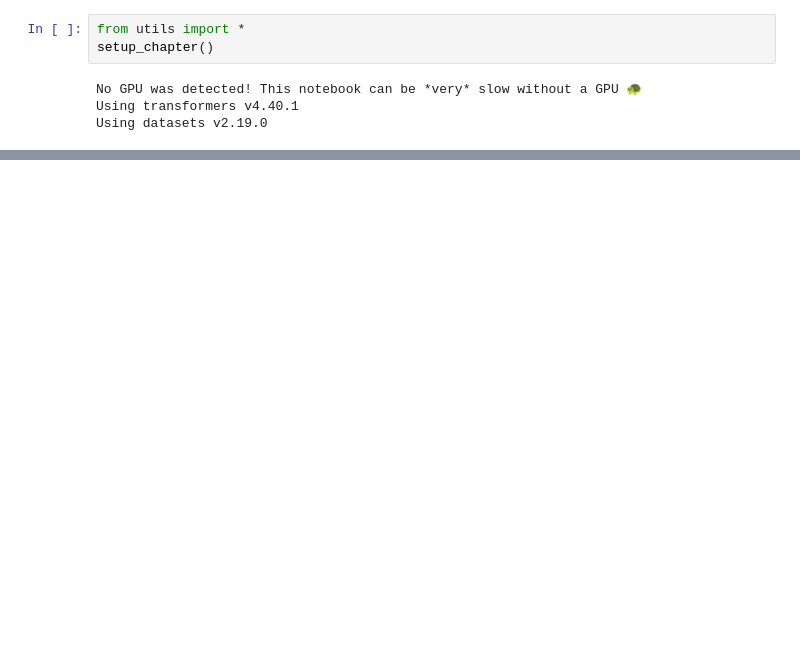
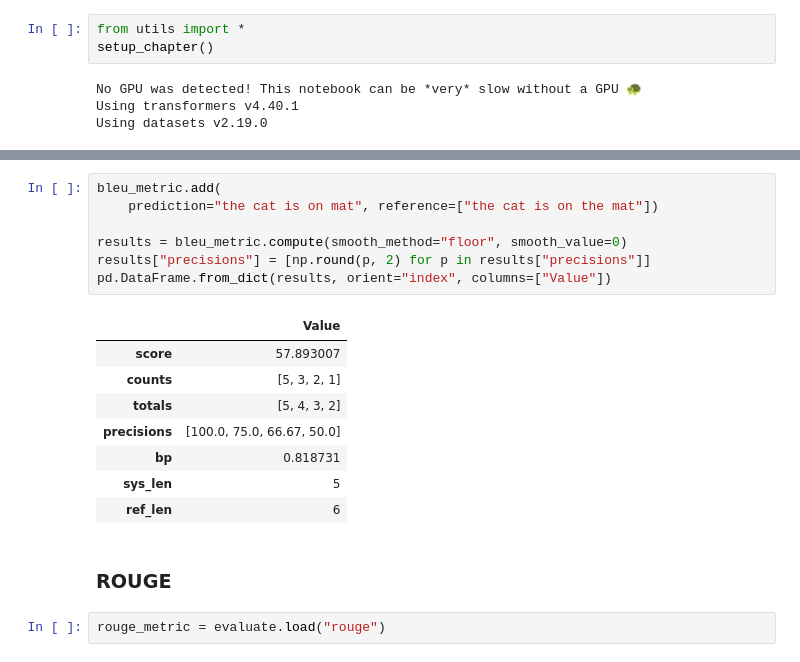
Before and after one commit to joakor89/NLP_with_transformers, a Jupyter notebook: chap_06/summarization.ipynb, the cells around one changed output, grey strips where cells are left out. Saved outputs shown, nothing was run; the diff lists cells and outputs as text; blank space fills up the shorter version.

```diff
--- a/chap_06/summarization.ipynb
+++ b/chap_06/summarization.ipynb
@@ -71,0 +227,20 @@ Features: ['article', 'highlights', 'id']
+# %%
+bleu_metric.add(
+    prediction="the cat is on mat", reference=["the cat is on the mat"])
+
+results = bleu_metric.compute(smooth_method="floor", smooth_value=0)
+results["precisions"] = [np.round(p, 2) for p in results["precisions"]]
+pd.DataFrame.from_dict(results, orient="index", columns=["Value"])
+# %% [output]
+|  | Value |
+| score | 57.893007 |
+| counts | [5, 3, 2, 1] |
+| totals | [5, 4, 3, 2] |
+| precisions | [100.0, 75.0, 66.67, 50.0] |
+| bp | 0.818731 |
+| sys_len | 5 |
+| ref_len | 6 |
+# %% [markdown]
+### ROUGE
+# %%
+rouge_metric = evaluate.load("rouge")
```
Also changed, not shown: parts of 60 cells of this notebook.
